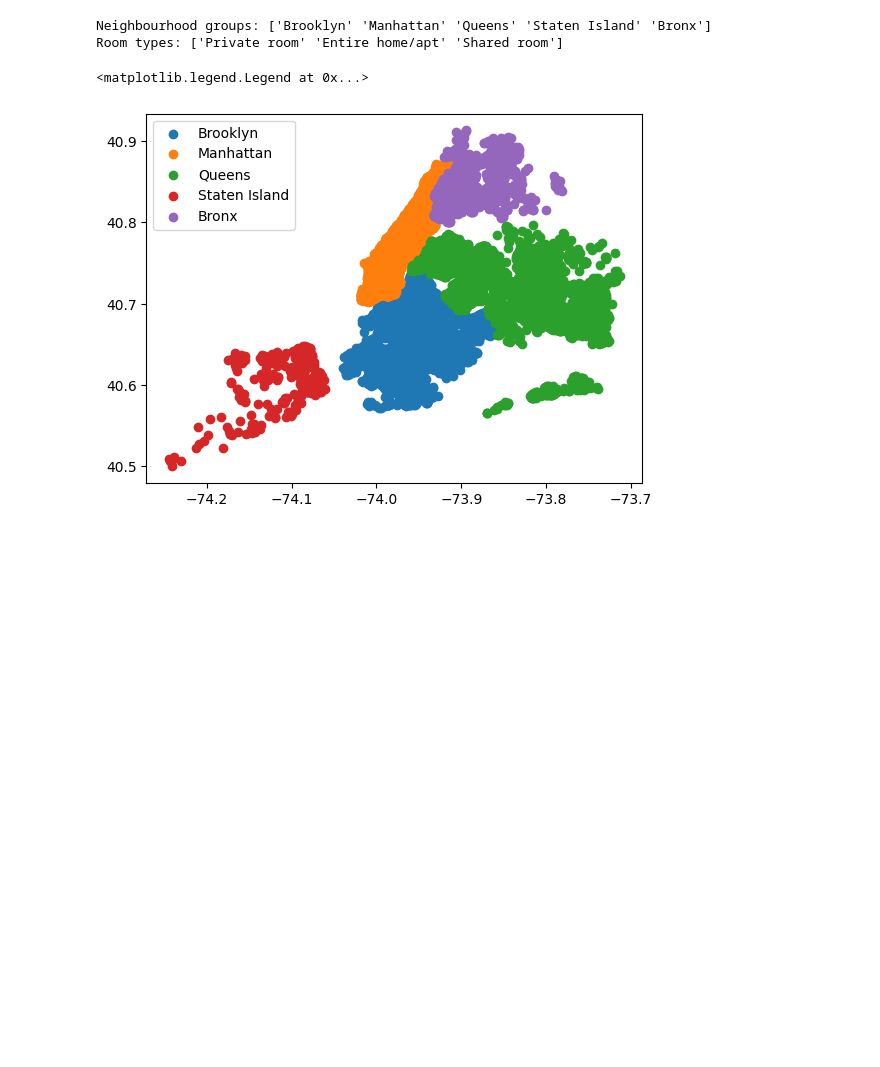
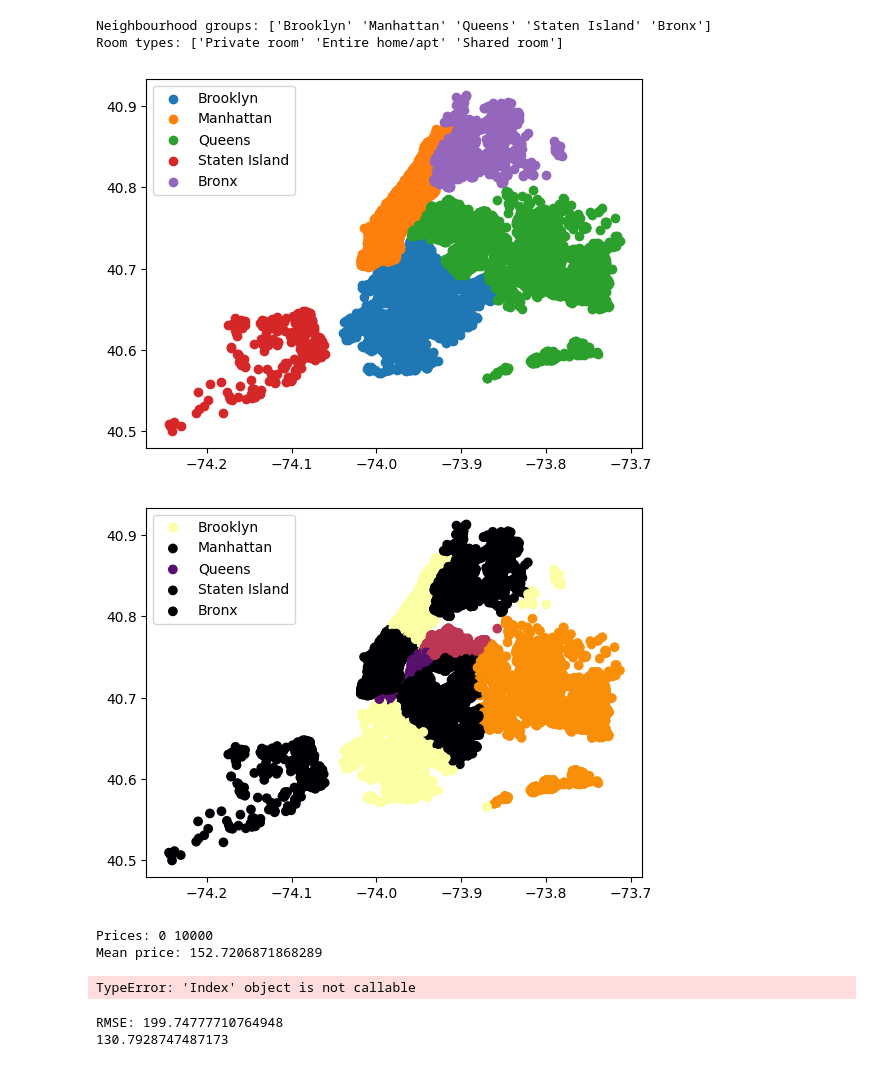
Before and after one commit to NoSignificantWorries/CDEK_testing, a Jupyter notebook: main.ipynb, the cells around one changed output. Saved outputs shown, nothing was run; the diff lists cells and outputs as text; code cells hidden in the pictures; blank space fills up the shorter version.

```diff
--- a/main.ipynb
+++ b/main.ipynb
@@ -7,15 +7,18 @@
 Сслыка: https://www.kaggle.com/datasets/dgomonov/new-york-city-airbnb-open-data/data
 # %%
 import os
+import datetime as dt
 
 import numpy as np
 import pandas as pd
 import matplotlib.pyplot as plt
-import datetime as dt
+# scikit
+from sklearn.cluster import KMeans
+from sklearn.model_selection import train_test_split
+from sklearn.ensemble import RandomForestRegressor
+from sklearn.metrics import mean_squared_error
 
-PROJECT_DIR = "Projects/CDEK_testing"
-
-df = pd.read_csv(os.path.join(PROJECT_DIR, "data/AB_NYC_2019.csv"))
+df = pd.read_csv("data/AB_NYC_2019.csv")
 
 rows, cols = df.shape
 
@@ -113,7 +116,7 @@ df["last_review"] = df["last_review"].max() - df["last_review"]
 df["last_review"] = df["last_review"].apply((lambda date: date.days))
 df["last_review"] /= df["last_review"].max()
 # %%
-for label in ["minimum_nights", "reviews_per_month", "calculated_host_listings_count"]:
+for label in ["minimum_nights", "reviews_per_month", "number_of_reviews", "calculated_host_listings_count"]:
     mask = df[label] >= 0
     df = df[mask]
     df[label] /= df[label].max()
@@ -128,6 +129,21 @@ for group_name in GROUPS:
 for name, zone in zones:
     plt.scatter(zone["longitude"], zone["latitude"], label=name)
 plt.legend()
+plt.show()
 # %% [output]
-<matplotlib.legend.Legend at 0x...>
 [figure]
+# %%
+kmeans = KMeans(n_clusters=len(GROUPS), random_state=0)
+df["location"] = kmeans.fit_predict(df[["longitude", "latitude"]])
+
+zones = []
+for group_name in GROUPS:
+    mask = df[group_name] == 1.0
+    zones.append((group_name, df[mask][["longitude", "latitude", "location"]]))
+
+for name, zone in zones:
+    plt.scatter(zone["longitude"], zone["latitude"], c=list(zone["location"]), cmap="inferno", label=name)
+plt.legend()
+plt.show()
+# %% [output]
+[figure, added]
@@ -133,0 +154,26 @@ plt.legend()
+# %%
+print("Prices:", df["price"].min(), df["price"].max())
+MEAN_PRICE = df["price"].mean()
+print("Mean price:", MEAN_PRICE)
+# %% [output]
+Prices: 0 10000
+Mean price: 152.7206871868289
+# %%
+X = df.drop(["price"], axis=1)
+y = df["price"]
+
+X_train, X_test, y_train, y_test = train_test_split(X, y, test_size=0.2, random_state=42)
+# %% [output]
+TypeError: 'Index' object is not callable
+# %%
+model = RandomForestRegressor(n_estimators=200, random_state=42)
+model.fit(X_train, y_train)
+
+y_pred = model.predict(X_test)
+
+rmse = np.sqrt(mean_squared_error(y_test, y_pred))
+print(f"RMSE: {rmse}")
+print(rmse / MEAN_PRICE * 100)
+# %% [output]
+RMSE: 199.74777710764948
+130.7928747487173
```
Also changed, not shown: parts of 2 cells of this notebook, 1 other file.
